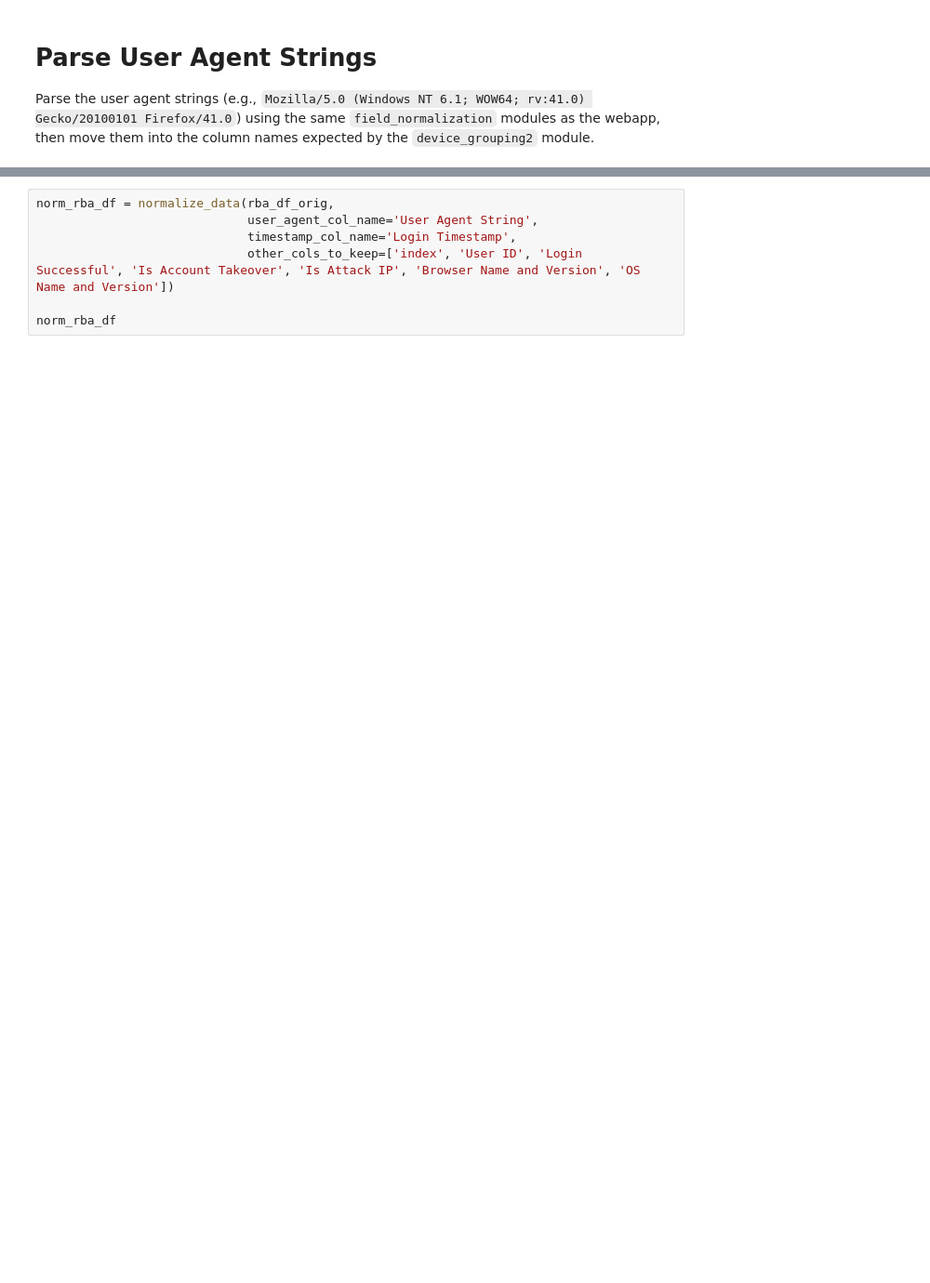
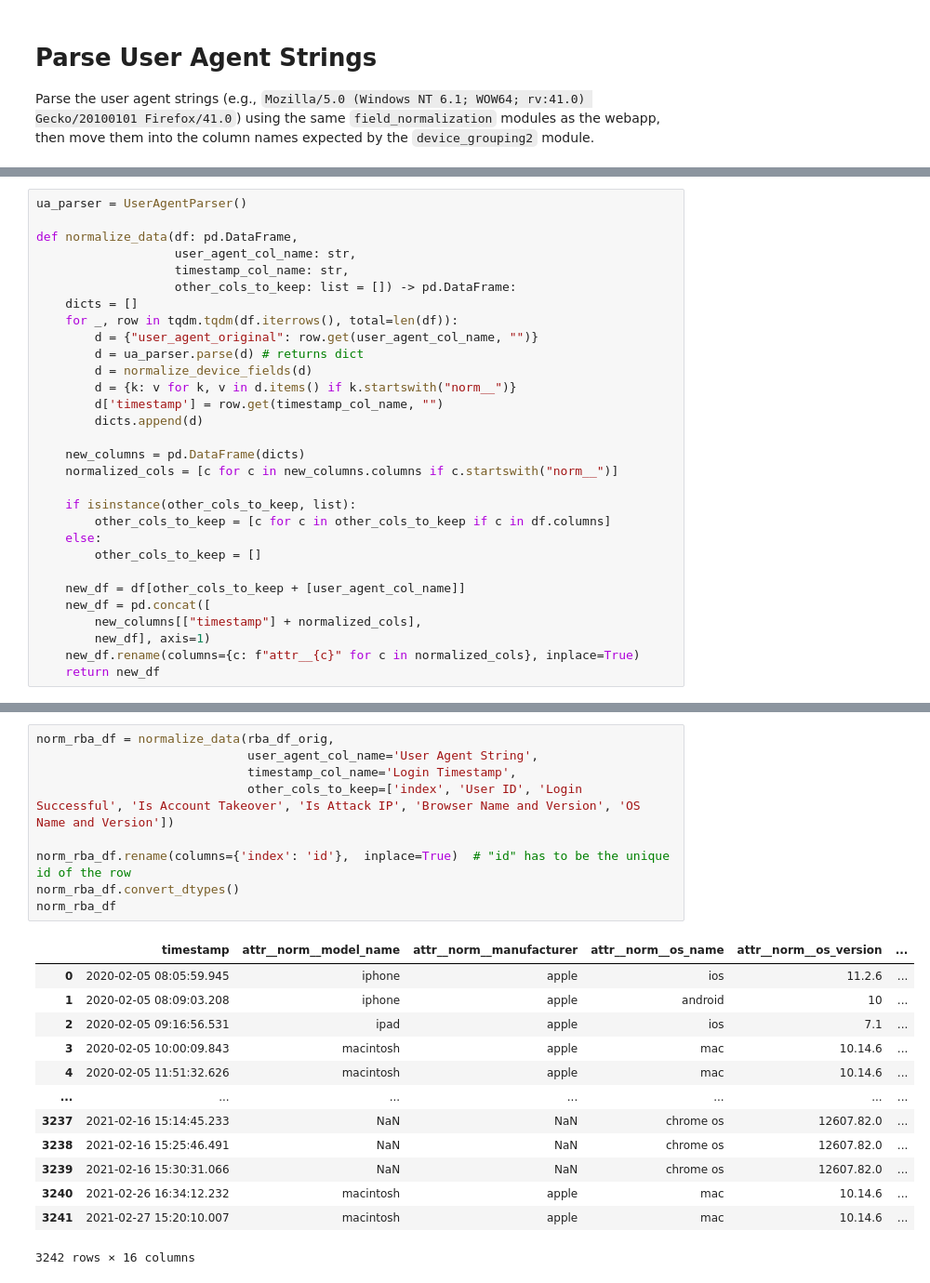
Before and after one commit to WISPR-lab/data-export-gui, a Jupyter notebook: entity_resolution_evaluation/demo/demo.ipynb, the cells around one changed output, grey strips where cells are left out. Shown at 93% size. Saved outputs shown, nothing was run; the diff lists cells and outputs as text; blank space fills up the shorter version.

```diff
--- a/entity_resolution_evaluation/demo/demo.ipynb
+++ b/entity_resolution_evaluation/demo/demo.ipynb
@@ -81,0 +74,30 @@ def normalize_data(df: pd.DataFrame,
+# %%
+ua_parser = UserAgentParser()
+
+def normalize_data(df: pd.DataFrame,
+                   user_agent_col_name: str,
+                   timestamp_col_name: str,
+                   other_cols_to_keep: list = []) -> pd.DataFrame:
+    dicts = []
+    for _, row in tqdm.tqdm(df.iterrows(), total=len(df)):
+        d = {"user_agent_original": row.get(user_agent_col_name, "")}
+        d = ua_parser.parse(d) # returns dict
+        d = normalize_device_fields(d)
+        d = {k: v for k, v in d.items() if k.startswith("norm__")}
+        d['timestamp'] = row.get(timestamp_col_name, "")
+        dicts.append(d)
+
+    new_columns = pd.DataFrame(dicts)
+    normalized_cols = [c for c in new_columns.columns if c.startswith("norm__")]
+
+    if isinstance(other_cols_to_keep, list):
+        other_cols_to_keep = [c for c in other_cols_to_keep if c in df.columns]
+    else:
+        other_cols_to_keep = []
+
+    new_df = df[other_cols_to_keep + [user_agent_col_name]]
+    new_df = pd.concat([
+        new_columns[["timestamp"] + normalized_cols],
+        new_df], axis=1)
+    new_df.rename(columns={c: f"attr__{c}" for c in normalized_cols}, inplace=True)
+    return new_df
@@ -82,10 +125,26 @@ def normalize_data(df: pd.DataFrame,
 # %%
 norm_rba_df = normalize_data(rba_df_orig,
                              user_agent_col_name='User Agent String',
                              timestamp_col_name='Login Timestamp',
                              other_cols_to_keep=['index', 'User ID', 'Login Successful', 'Is Account Takeover', 'Is Attack IP', 'Browser Name and Version', 'OS Name and Version'])
 
+norm_rba_df.rename(columns={'index': 'id'},  inplace=True)  # "id" has to be the unique id of the row
+norm_rba_df.convert_dtypes()
 norm_rba_df
+# %% [output]
+|  | timestamp | attr__norm__model_name | attr__norm__manufacturer | attr__norm__os_name | attr__norm__os_version | ... |
+| 0 | 2020-02-05 08:05:59.945 | iphone | apple | ios | 11.2.6 | ... |
+| 1 | 2020-02-05 08:09:03.208 | iphone | apple | android | 10 | ... |
+| 2 | 2020-02-05 09:16:56.531 | ipad | apple | ios | 7.1 | ... |
+| 3 | 2020-02-05 10:00:09.843 | macintosh | apple | mac | 10.14.6 | ... |
+| 4 | 2020-02-05 11:51:32.626 | macintosh | apple | mac | 10.14.6 | ... |
+| ... | ... | ... | ... | ... | ... | ... |
+| 3237 | 2021-02-16 15:14:45.233 | NaN | NaN | chrome os | 12607.82.0 | ... |
+| 3238 | 2021-02-16 15:25:46.491 | NaN | NaN | chrome os | 12607.82.0 | ... |
+| 3239 | 2021-02-16 15:30:31.066 | NaN | NaN | chrome os | 12607.82.0 | ... |
+| 3240 | 2021-02-26 16:34:12.232 | macintosh | apple | mac | 10.14.6 | ... |
+| 3241 | 2021-02-27 15:20:10.007 | macintosh | apple | mac | 10.14.6 | ... |
+3242 rows × 16 columns
 # %%
 norm_fp_df = normalize_data(fp_df_orig,
                             user_agent_col_name='userAgentHttp',
```
Also changed, not shown: parts of 10 cells of this notebook, 4 other files.
